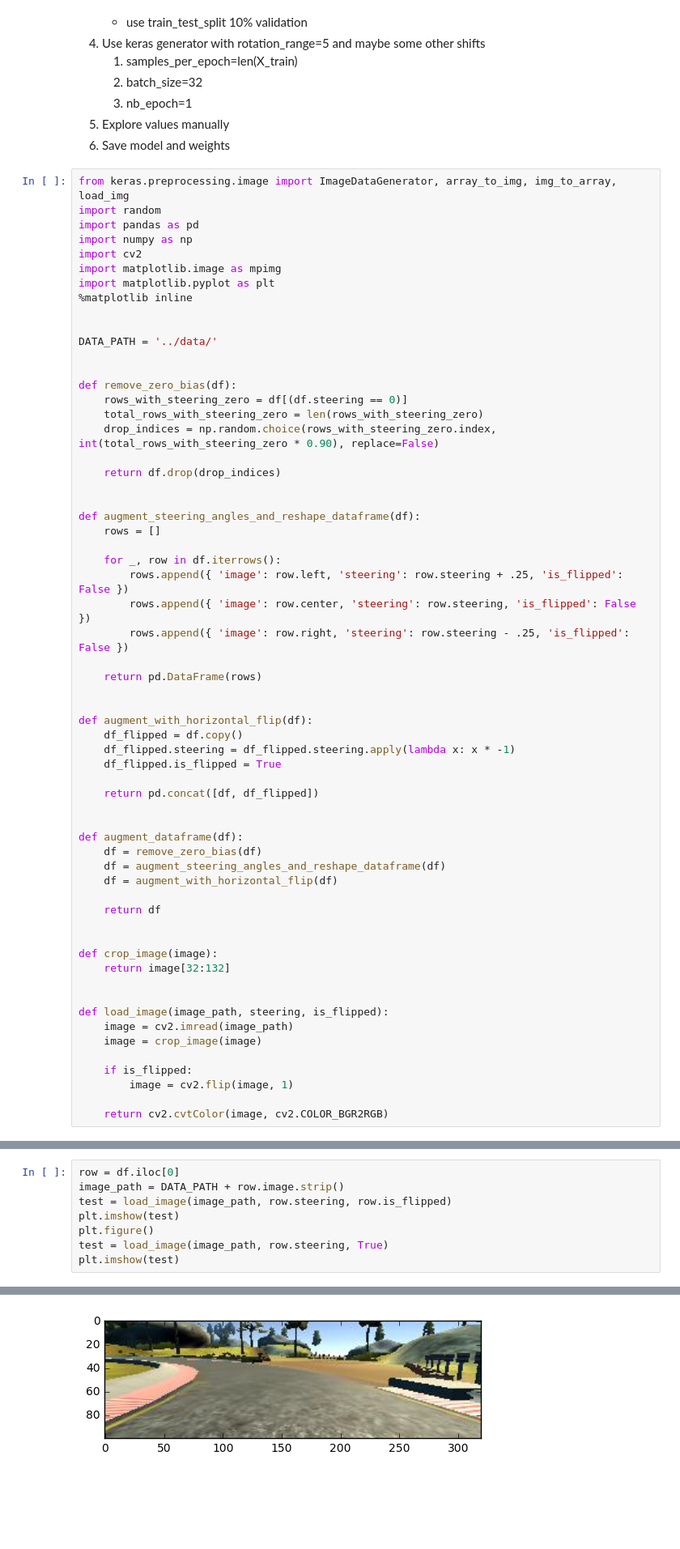
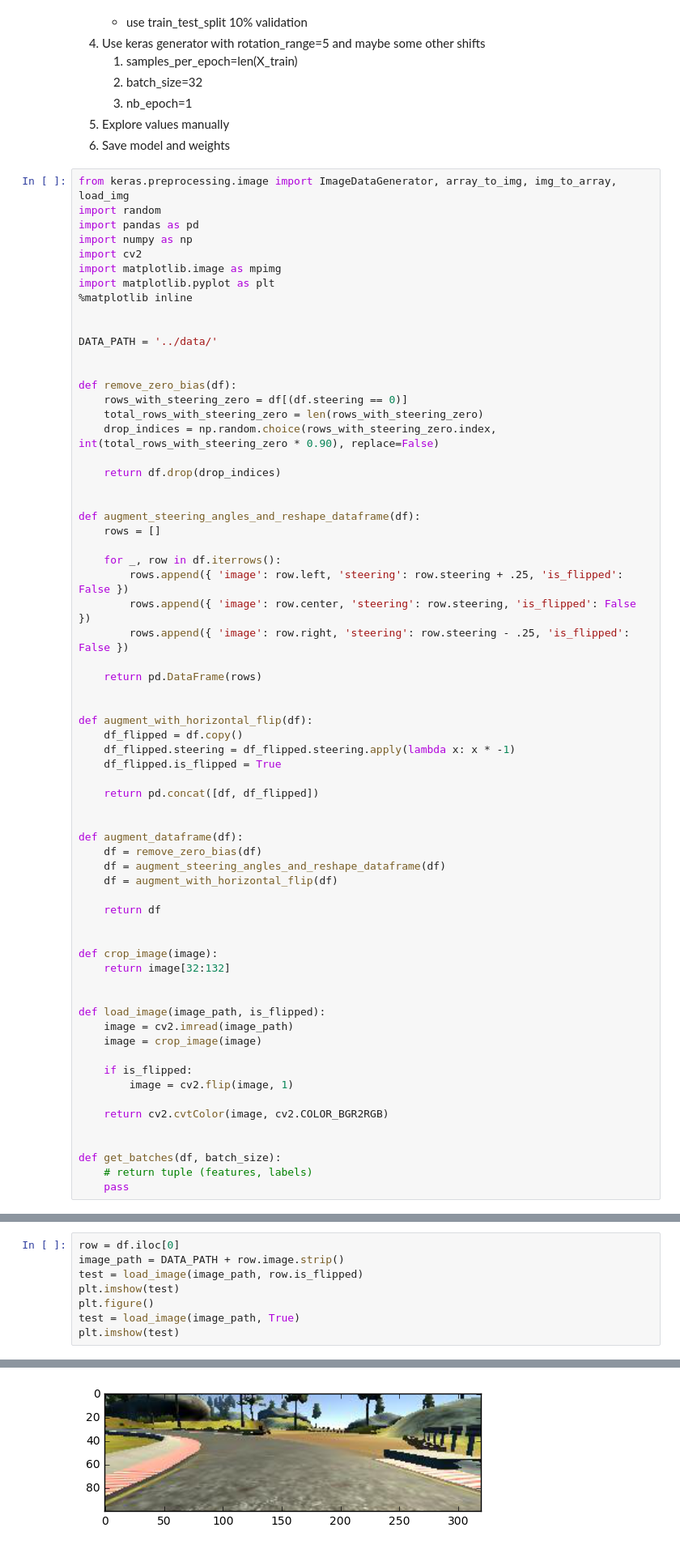
Before and after one commit to SamSamskies/CarND-Behavioral-Cloning, a Jupyter notebook: notebooks/data-exploration-2.ipynb, the cells around one changed output, grey strips where cells are left out. Shown: that part at 81% size. Saved outputs shown, nothing was run; the diff lists cells and outputs as text; blank space fills up the shorter version.

```diff
--- a/notebooks/data-exploration-2.ipynb
+++ b/notebooks/data-exploration-2.ipynb
@@ -72,7 +72,7 @@ def crop_image(image):
     return image[32:132]
 
 
-def load_image(image_path, steering, is_flipped):
+def load_image(image_path, is_flipped):
     image = cv2.imread(image_path)
     image = crop_image(image)
 
@@ -80,3 +80,8 @@ def load_image(image_path, steering, is_flipped):
         image = cv2.flip(image, 1)
 
     return cv2.cvtColor(image, cv2.COLOR_BGR2RGB)
+
+
+def get_batches(df, batch_size):
+    # return tuple (features, labels)
+    pass
@@ -118,11 +121,11 @@ df.tail()
 # %%
 row = df.iloc[0]
 image_path = DATA_PATH + row.image.strip()
-test = load_image(image_path, row.steering, row.is_flipped)
+test = load_image(image_path, row.is_flipped)
 plt.imshow(test)
 plt.figure()
-test = load_image(image_path, row.steering, True)
+test = load_image(image_path, True)
 plt.imshow(test)
 # %% [output]
 <matplotlib.image.AxesImage at 0x...>
-[figure, old version]
+[figure, new version]
```
Also changed, not shown: parts of 4 cells of this notebook, 1 other file.
